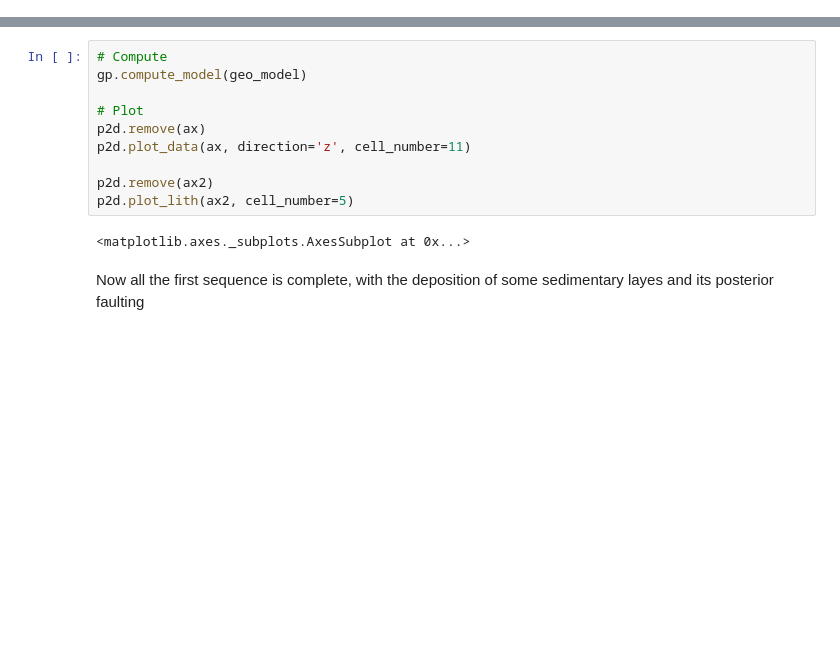
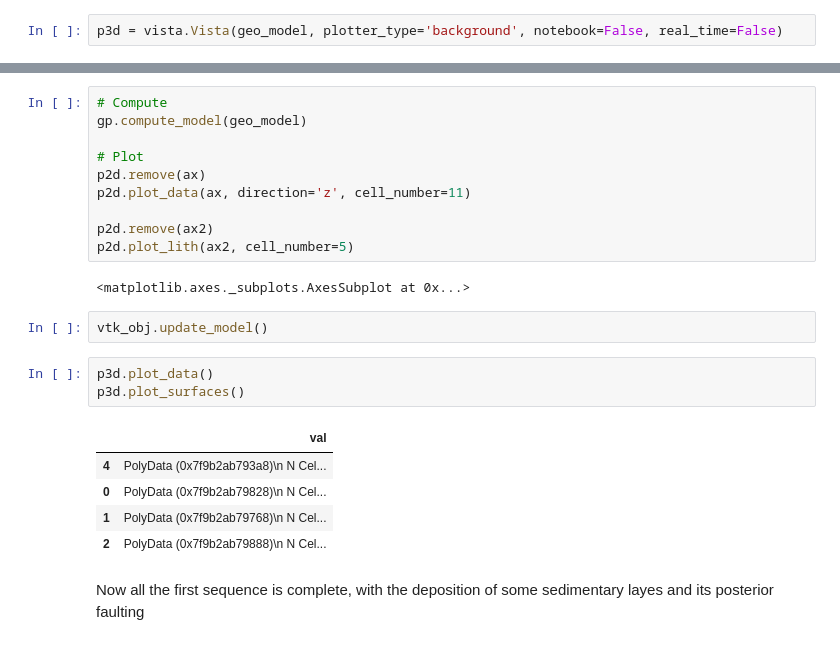
Before and after one commit to cgre-aachen/open_AR_Sandbox, a Jupyter notebook: notebooks/prototypes/model_construction_sandbox_Qgrid.ipynb, the cells around one changed output, grey strips where cells are left out. Saved outputs shown, nothing was run; the diff lists cells and outputs as text; blank space fills up the shorter version.

```diff
--- a/notebooks/prototypes/model_construction_sandbox_Qgrid.ipynb
+++ b/notebooks/prototypes/model_construction_sandbox_Qgrid.ipynb
@@ -92,6 +95,8 @@ img = mpimg.imread('geological_model.png')
 ax.imshow(img, origin='upper', alpha=.8, extent = (0, 4000, 0,2775))
 # %% [output]
 <matplotlib.image.AxesImage at 0x...>
+# %%
+p3d = vista.Vista(geo_model, plotter_type='background', notebook=False, real_time=False)
 # %% [markdown]
 ## Building the model
 
@@ -325,6 +333,17 @@ p2d.remove(ax2)
 p2d.plot_lith(ax2, cell_number=5)
 # %% [output]
 <matplotlib.axes._subplots.AxesSubplot at 0x...>
+# %%
+vtk_obj.update_model()
+# %%
+p3d.plot_data()
+p3d.plot_surfaces()
+# %% [output]
+|  | val |
+| 4 | PolyData (0x7f9b2ab793a8)\n N Cel... |
+| 0 | PolyData (0x7f9b2ab79828)\n N Cel... |
+| 1 | PolyData (0x7f9b2ab79768)\n N Cel... |
+| 2 | PolyData (0x7f9b2ab79888)\n N Cel... |
 # %% [markdown]
 Now all the first sequence is complete, with the deposition of some sedimentary layes and its posterior faulting
 # %% [markdown]
```
Also changed, not shown: parts of 5 cells of this notebook, 3 other files.
